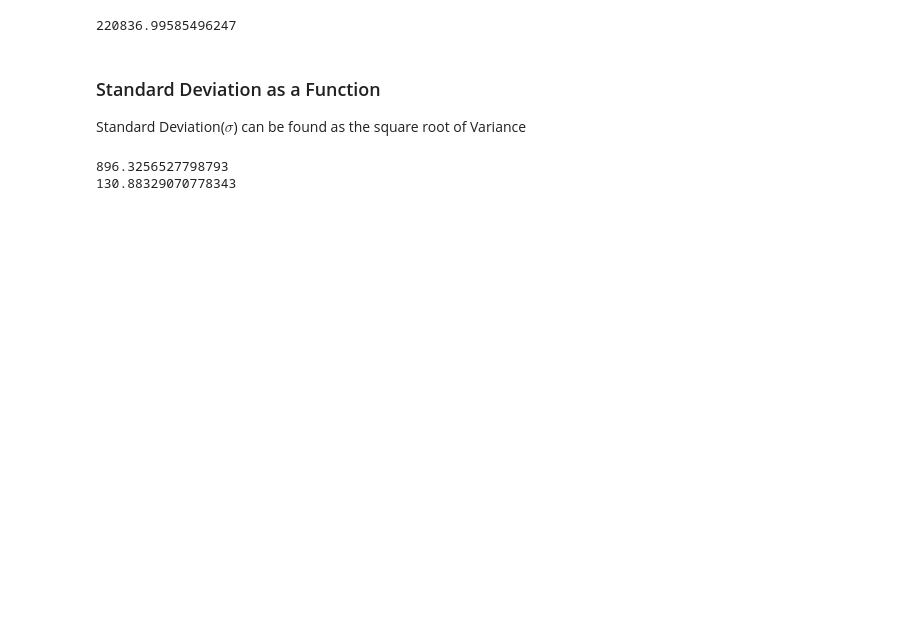
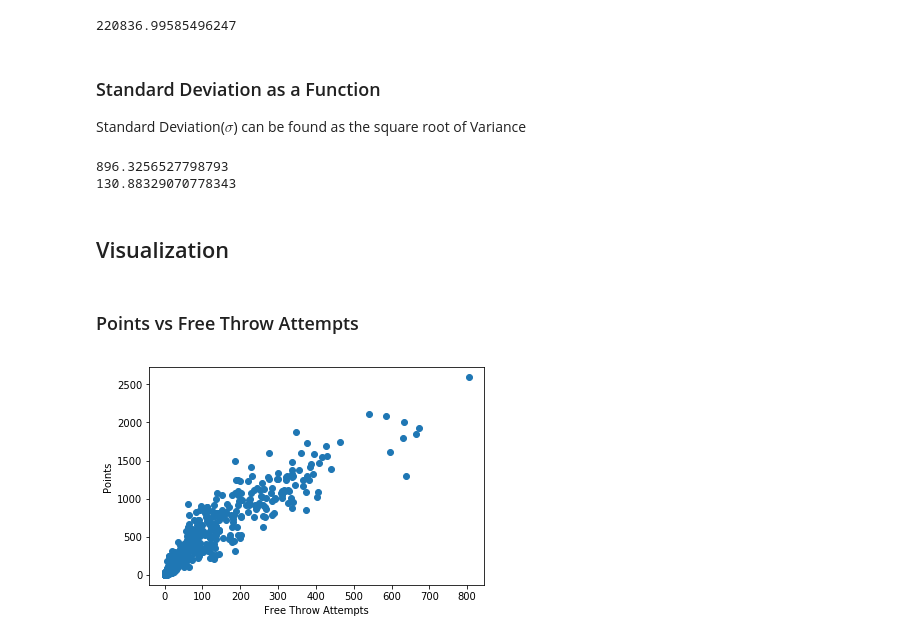
Before and after one commit to natekotila/DataQuestProjects, a Jupyter notebook: nba/NBA_Stats.ipynb, the cells around one changed output. Drawn from its saved outputs; the diff is of its cells as text; code cells hidden in the pictures; blank space fills up the shorter version.

```diff
--- a/nba/NBA_Stats.ipynb
+++ b/nba/NBA_Stats.ipynb
@@ -1,8 +5,9 @@
 # %%
 import pandas as pd
+import numpy as np
 file = 'nba_2013.csv'
-nba_data = pd.read_csv(file)
-nba_data.head()
+nba_stats = pd.read_csv(file)
+nba_stats.head()
 # %% [output]
 |  | player | pos | age | bref_team_id | g | gs | mp | fg | fga | fg. | ... |
 | 0 | Quincy Acy | SF | 23 | TOT | 63 | 0 | 847 | 66 | 141 | 0.468 | ... |
@@ -53,3 +58,17 @@ print(ast_dev)
 # %% [output]
 896.3256527798793
 130.88329070778343
+# %% [markdown]
+## Visualization
+# %% [markdown]
+### Points vs Free Throw Attempts
+# %%
+% matplotlib inline
+import matplotlib.pyplot as plt
+
+plt.scatter(nba_stats['fta'], nba_stats['pts'])
+plt.xlabel('Free Throw Attempts')
+plt.ylabel('Points')
+plt.show()
+# %% [output]
+[figure, added]
```
Also changed, not shown: parts of 15 cells of this notebook.
